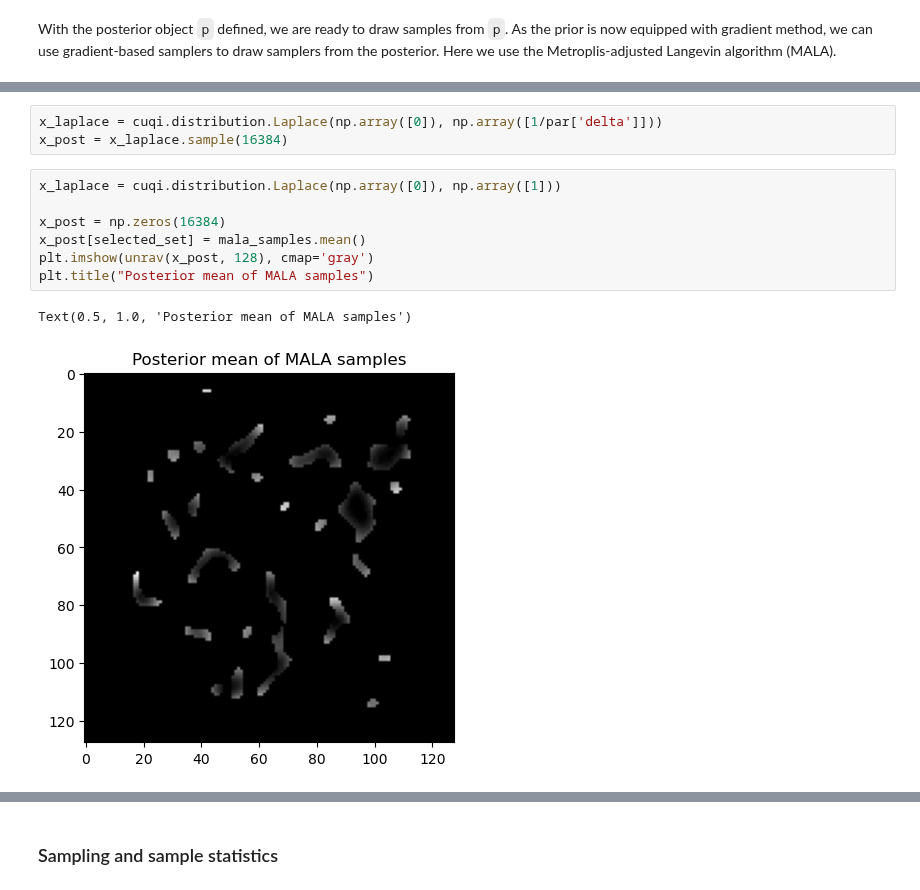
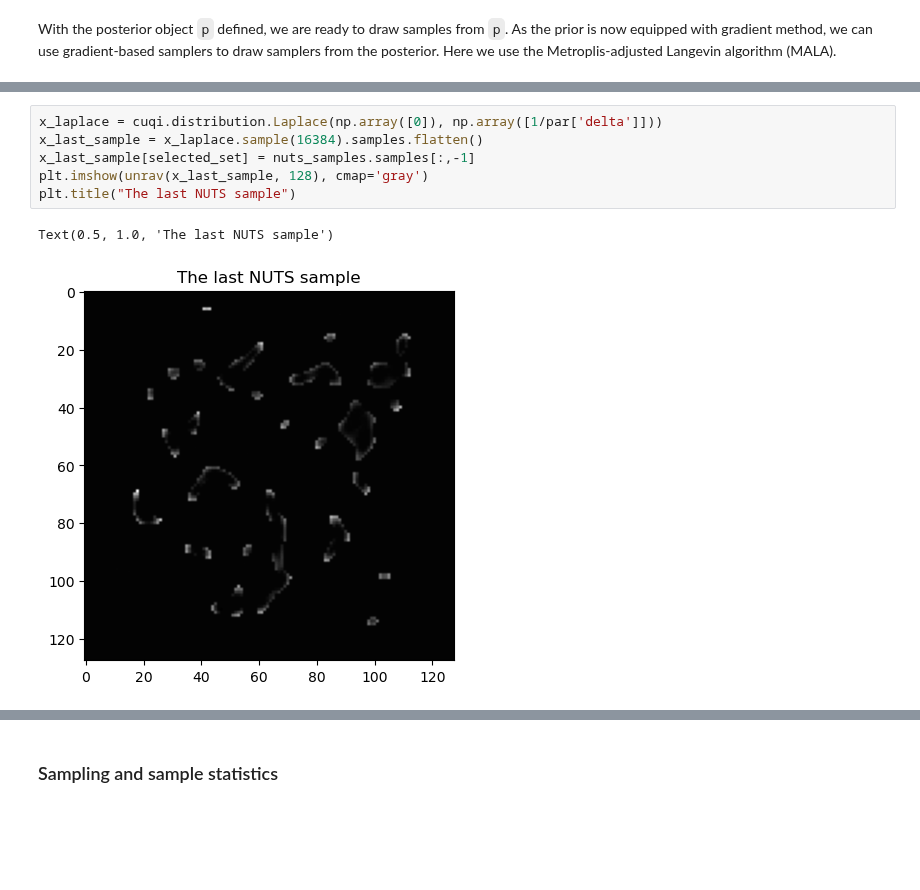
Before and after one commit to CUQI-DTU/CUQIpy-User-Showcase, a Jupyter notebook: 006_super_resolution/STORM.ipynb, the cells around one changed output, grey strips where cells are left out. Cells and saved outputs as stored; diff of their text form; blank space fills up the shorter version.

```diff
--- a/006_super_resolution/STORM.ipynb
+++ b/006_super_resolution/STORM.ipynb
@@ -643,13 +243,9 @@ mala_samples.plot_chain(np.random.randint(low=0, high=1000, size=5))
 # %%
 x_laplace = cuqi.distribution.Laplace(np.array([0]), np.array([1/par['delta']]))
-x_post = x_laplace.sample(16384)
+x_last_sample = x_laplace.sample(16384).samples.flatten()
+x_last_sample[selected_set] = nuts_samples.samples[:,-1]
+plt.imshow(unrav(x_last_sample, 128), cmap='gray')
+plt.title("The last NUTS sample")
+# %% [output]
+Text(0.5, 1.0, 'The last NUTS sample')
+[figure, added]
-# %%
-x_laplace = cuqi.distribution.Laplace(np.array([0]), np.array([1]))
-
-x_post = np.zeros(16384)
-x_post[selected_set] = mala_samples.mean()
-plt.imshow(unrav(x_post, 128), cmap='gray')
-plt.title("Posterior mean of MALA samples")
-# %% [output]
-Text(0.5, 1.0, 'Posterior mean of MALA samples')
-[figure, removed]
```
Also changed, not shown: parts of 30 cells of this notebook.
